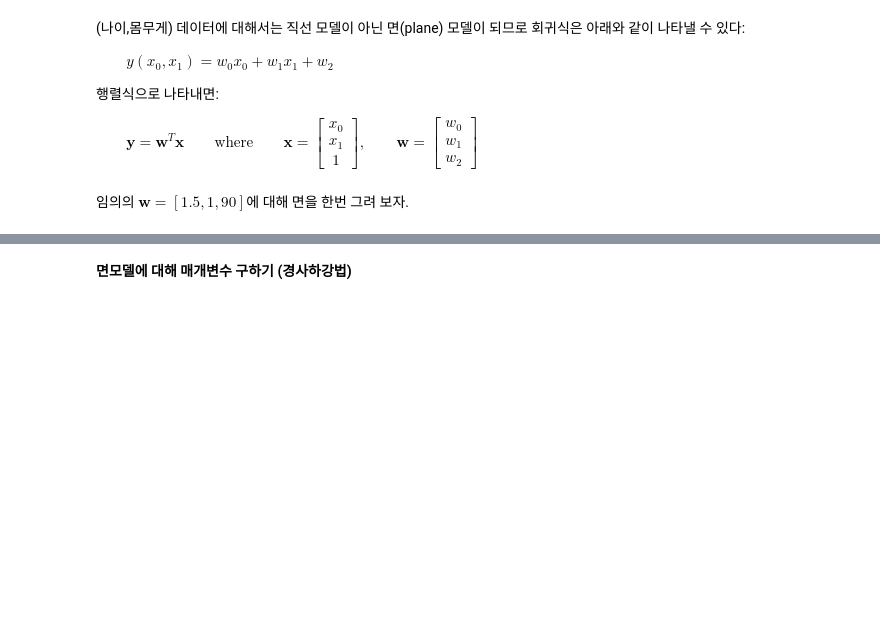
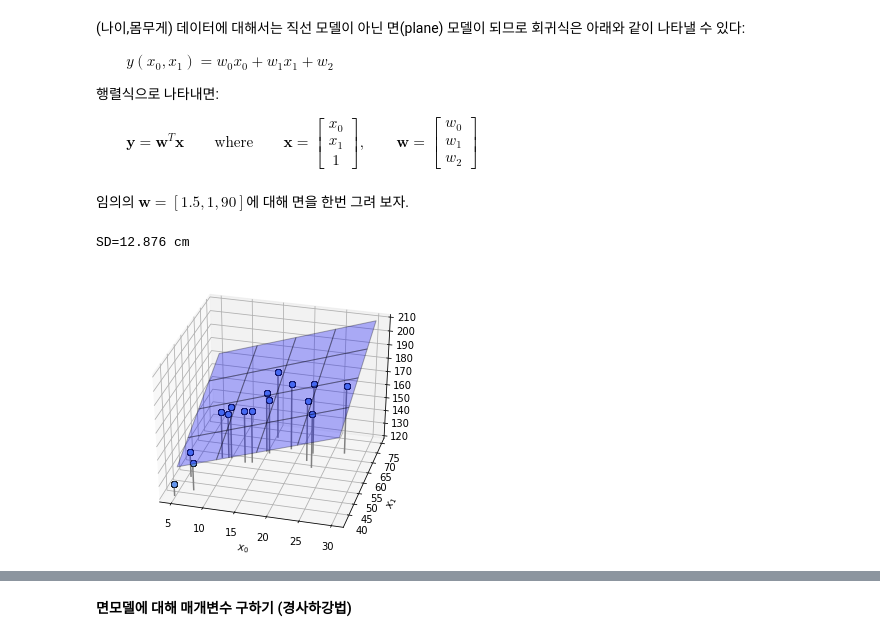
Before and after one commit to iAmJunha/studyMachineLearning, a Jupyter notebook: Chapter5_Lect_note_eclass-1/Chapter5_Note_dist.ipynb, the cells around one changed output, grey strips where cells are left out. Saved outputs shown, nothing was run; the diff lists cells and outputs as text; code cells hidden in the pictures; blank space fills up the shorter version.

```diff
--- a/Chapter5_Lect_note_eclass-1/Chapter5_Note_dist.ipynb
+++ b/Chapter5_Lect_note_eclass-1/Chapter5_Note_dist.ipynb
@@ -395,31 +433,34 @@ $\qquad \textbf{y} = \textbf{w}^T\textbf{x}
 # %%
 # 리스트 5-1-(15)
 #면의 표시 ----------------------------------
 def show_plane(ax, w):
     px0 = np.linspace(X0_min, X0_max, 5)
     px1 = np.linspace(X1_min, X1_max, 5)
     px0, px1 = np.meshgrid(px0, px1)
-    y = None        # 여기에 None 대신에 적절한 코드를 입력하시오.
+    y = px0*w[0] + px1*w[1] +w[2]        # 여기에 None 대신에 적절한 코드를 입력하시오.
     ax.plot_surface(px0, px1, y, rstride=1, cstride=1, alpha=0.3,
                     color='blue', edgecolor='black')
 
 #면의 MSE -----------------------------------
 def mse_plane(x0, x1, t, w):
-    y = None         # 여기에 None 대신에 적절한 코드를 입력하시오.
-    mse = None       # 여기에 None 대신에 적절한 코드를 입력하시오.
+    y = x0*w[0]+x1*w[1]+w[2]        # 여기에 None 대신에 적절한 코드를 입력하시오.
+    mse = 1/len(x0)*np.sum((y-t)**2)       # 여기에 None 대신에 적절한 코드를 입력하시오.
     return mse
 
 # 메인 ------------------------------------
 plt.figure(figsize=(6, 5))
 ax = plt.subplot(1, 1, 1, projection='3d')
 W = [1.5, 1, 90]    # 임의의 W
 show_plane(ax, W)
 ax.set_xlabel('$x_0$')
 ax.set_ylabel('$x_1$')
 show_data2(ax, X0, X1, T)
 mse = mse_plane(X0, X1, T, W)
 print("SD={0:.3f} cm".format(np.sqrt(mse)))
 plt.show()
+# %% [output]
+SD=12.876 cm
+[figure, added]
 # %% [markdown]
 위의 그래프에서 면(plane)의 함수는
 ![대체 텍스트](식5-28.JPG)
```
Also changed, not shown: parts of 17 cells of this notebook.
